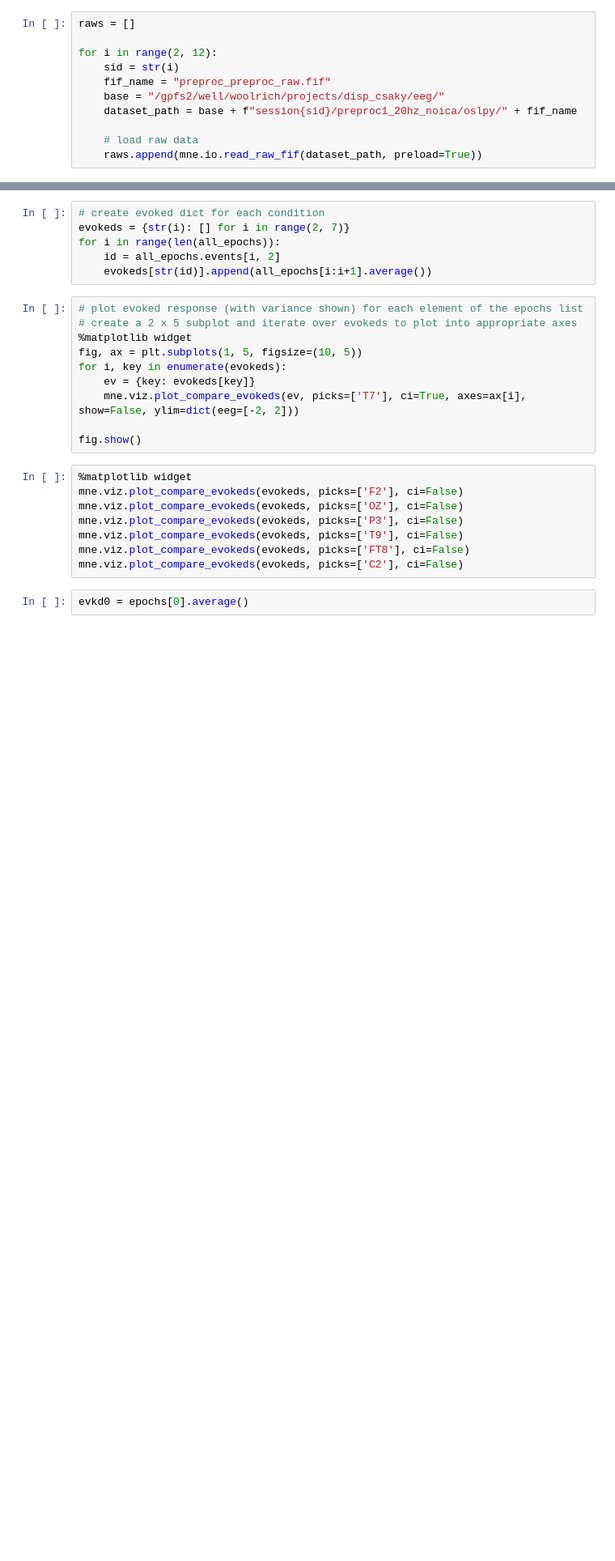
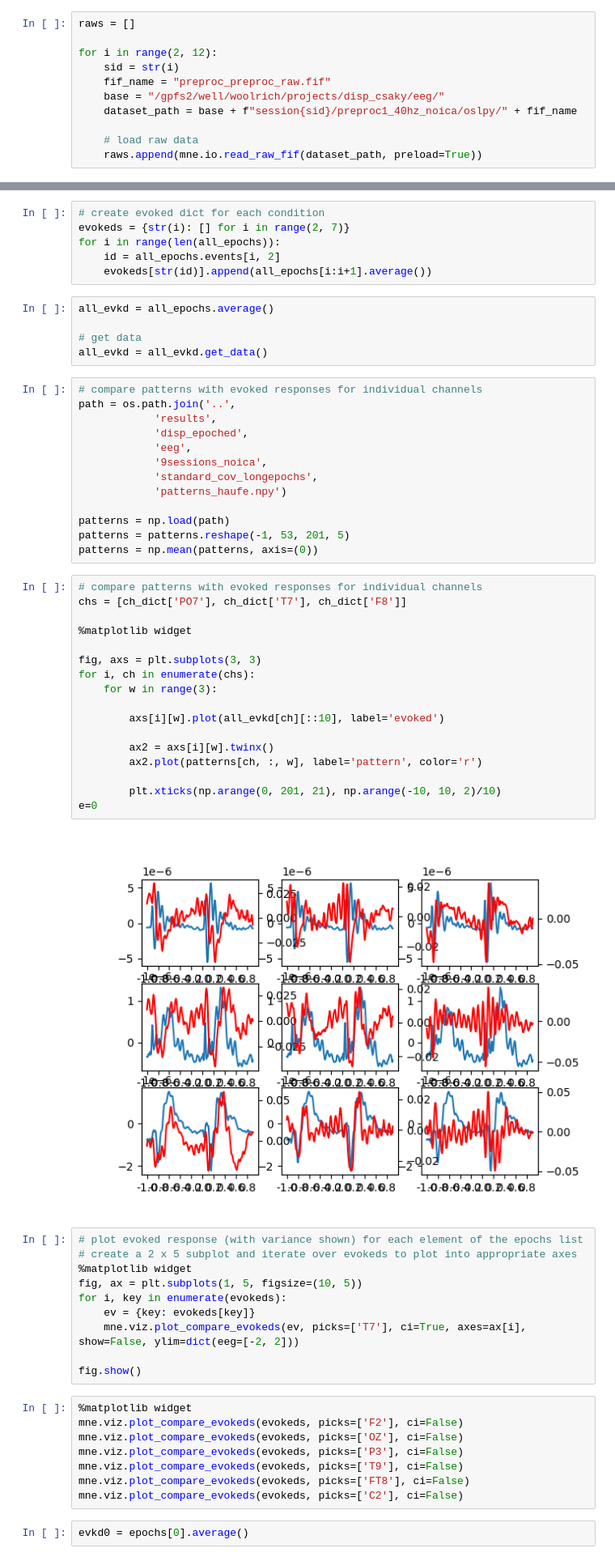
Before and after one commit to ricsinaruto/MEG-transfer-decoding, a Jupyter notebook: notebooks/eeg_visu.ipynb, the cells around one changed output, grey strips where cells are left out. Shown at 81% size. Drawn from its saved outputs; the diff is of its cells as text; blank space fills up the shorter version.

Commit message:
haufe works

```diff
--- a/notebooks/eeg_visu.ipynb
+++ b/notebooks/eeg_visu.ipynb
@@ -39,7 +39,7 @@ for i in range(2, 12):
     sid = str(i)
     fif_name = "preproc_preproc_raw.fif"
     base = "/gpfs2/well/woolrich/projects/disp_csaky/eeg/"
-    dataset_path = base + f"session{sid}/preproc1_20hz_noica/oslpy/" + fif_name
+    dataset_path = base + f"session{sid}/preproc1_40hz_noica/oslpy/" + fif_name
 
     # load raw data
     raws.append(mne.io.read_raw_fif(dataset_path, preload=True))
@@ -311,6 +427,43 @@ evokeds = {str(i): [] for i in range(2, 7)}
 for i in range(len(all_epochs)):
     id = all_epochs.events[i, 2]
     evokeds[str(id)].append(all_epochs[i:i+1].average())
+# %%
+all_evkd = all_epochs.average()
+
+# get data
+all_evkd = all_evkd.get_data()
+# %%
+# compare patterns with evoked responses for individual channels
+path = os.path.join('..',
+            'results',
+            'disp_epoched',
+            'eeg',
+            '9sessions_noica',
+            'standard_cov_longepochs',
+            'patterns_haufe.npy')
+
+patterns = np.load(path)
+patterns = patterns.reshape(-1, 53, 201, 5)
+patterns = np.mean(patterns, axis=(0))
+# %%
+# compare patterns with evoked responses for individual channels
+chs = [ch_dict['PO7'], ch_dict['T7'], ch_dict['F8']]
+
+%matplotlib widget
+
+fig, axs = plt.subplots(3, 3)
+for i, ch in enumerate(chs):
+    for w in range(3):
+
+        axs[i][w].plot(all_evkd[ch][::10], label='evoked')
+
+        ax2 = axs[i][w].twinx()
+        ax2.plot(patterns[ch, :, w], label='pattern', color='r')
+
+        plt.xticks(np.arange(0, 201, 21), np.arange(-10, 10, 2)/10)
+e=0
+# %% [output]
+[figure, added]
 # %%
 # plot evoked response (with variance shown) for each element of the epochs list
 # create a 2 x 5 subplot and iterate over evokeds to plot into appropriate axes
```
Also changed, not shown: parts of 4 cells of this notebook, 1 other file.
